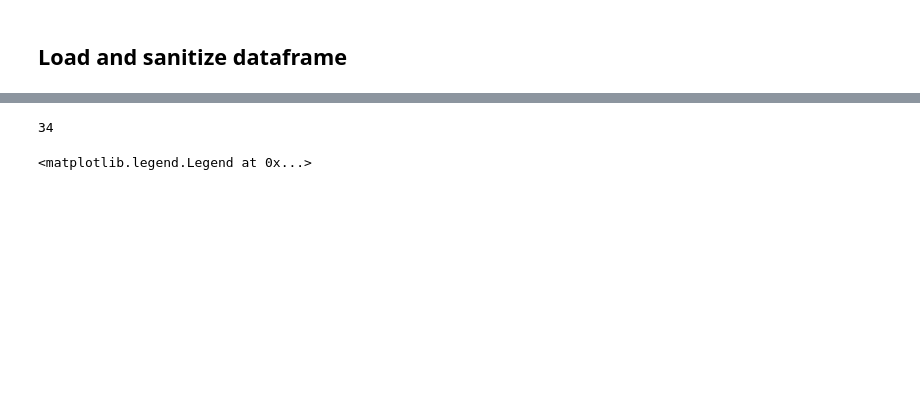
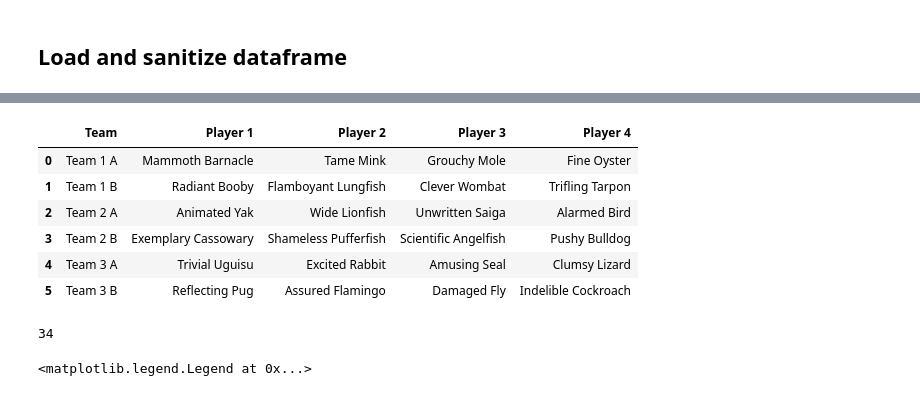
Before and after one commit to FBalzerMPE/imprs_sports_week, a Jupyter notebook: analyze_sportsweek_data.ipynb, the cells around one changed output, grey strips where cells are left out. Cells and saved outputs as stored; diff of their text form; code cells hidden in the pictures; blank space fills up the shorter version.

```diff
--- a/analyze_sportsweek_data.ipynb
+++ b/analyze_sportsweek_data.ipynb
@@ -18,3 +18,28 @@ df.head(3)
+# %%
+team_dict = {team_key + " " + subteam_key: subteam["nickname"].tolist()
+                for team_key, val in hf.SPORTS_EVENTS["volleyball"].sub_teams.items()
+                for subteam_key, subteam in val.items()
+            }
+import pandas as pd
+
+
+rows = [[team_key] + players for team_key, players in team_dict.items()]
+def get_row_color(row_val: str, alpha: float = 0.3) -> str:
+    for team in hf.ALL_TEAMS:
+        if team.name in row_val:
+            rgb = team.rgb_colors
+            return f'background-color: rgba({rgb[0]}, {rgb[1]}, {rgb[2]}, {alpha})'
+    return "background-color: white"
+subteams = pd.DataFrame(rows, columns=["Team"] + [f"Player {i+1}" for i in range(4)])
+subteams.style.apply(lambda row: [get_row_color(row["Team"])]*len(row), axis=1)
+# %% [output]
+|  | Team | Player 1 | Player 2 | Player 3 | Player 4 |
+| 0 | Team 1 A | Mammoth Barnacle | Tame Mink | Grouchy Mole | Fine Oyster |
+| 1 | Team 1 B | Radiant Booby | Flamboyant Lungfish | Clever Wombat | Trifling Tarpon |
+| 2 | Team 2 A | Animated Yak | Wide Lionfish | Unwritten Saiga | Alarmed Bird |
+| 3 | Team 2 B | Exemplary Cassowary | Shameless Pufferfish | Scientific Angelfish | Pushy Bulldog |
+| 4 | Team 3 A | Trivial Uguisu | Excited Rabbit | Amusing Seal | Clumsy Lizard |
+| 5 | Team 3 B | Reflecting Pug | Assured Flamingo | Damaged Fly | Indelible Cockroach |
 # %%
 best_seed = 34  # hf.find_optimal_team_seed(df, 3, num_tries=150)
 print(best_seed)
```
Also changed, not shown: parts of 3 cells of this notebook, 17 other files.
